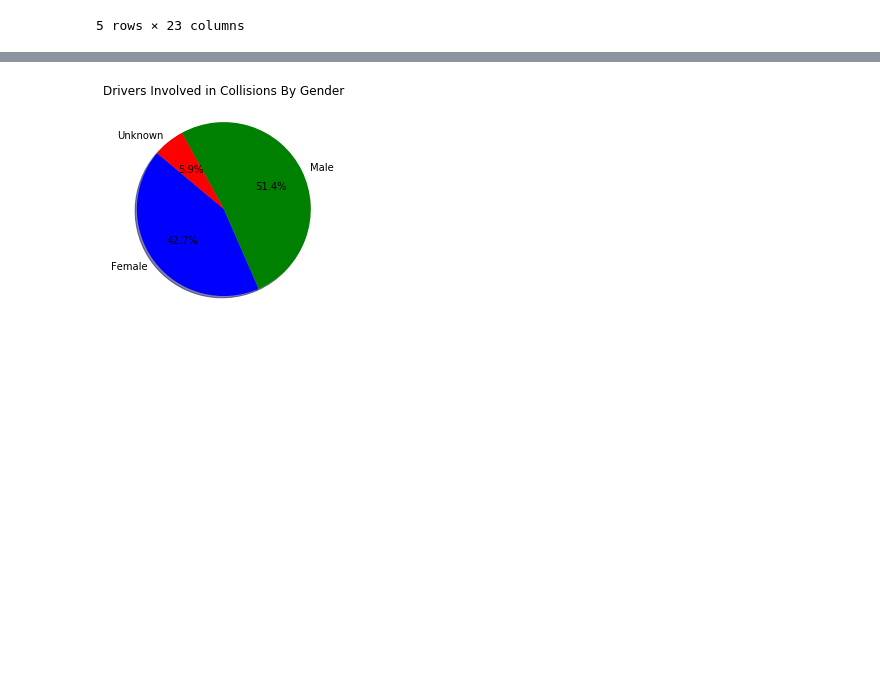
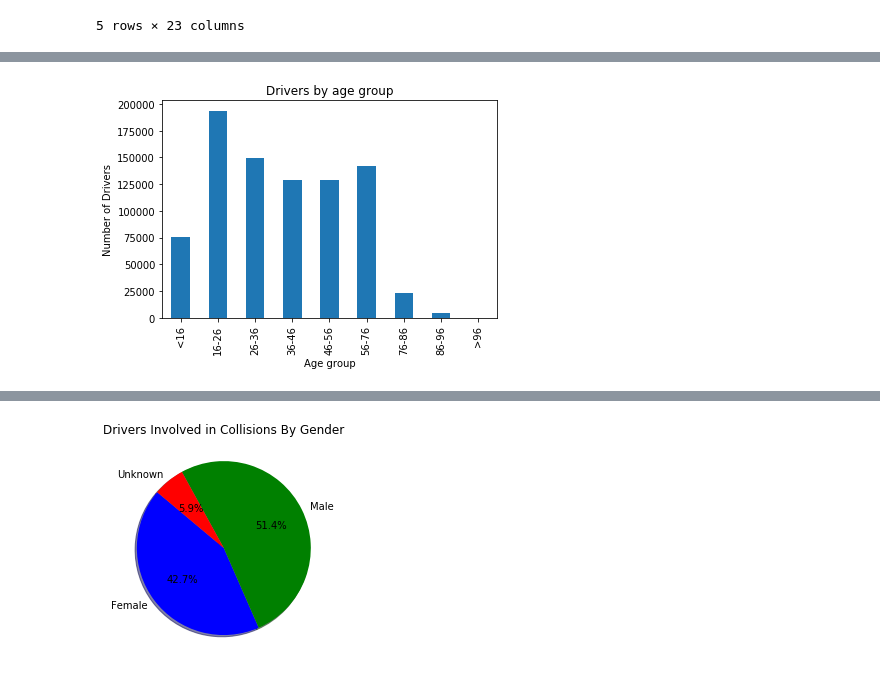
Before and after one commit to frpatel/team5-NCDB, a Jupyter notebook: project1-NCDB.ipynb, the cells around one changed output, grey strips where cells are left out. Saved outputs shown, nothing was run; the diff lists cells and outputs as text; code cells hidden in the pictures; blank space fills up the shorter version.

```diff
--- a/project1-NCDB.ipynb
+++ b/project1-NCDB.ipynb
@@ -171,3 +178,16 @@ df_without_uu_driver.head()
 | 41 | 2015 | 1 | 1 | 18 | 2 | 1 | 03 | 01 | 6 | 4 | ... | ... |
 | 42 | 2015 | 1 | 1 | 08 | 2 | 1 | 04 | 01 | 1 | 5 | ... | ... |
 5 rows × 23 columns
+# %%
+# df_without_uu_user = df_without_uu.loc[df_without_uu['P_USER']=="1",:]
+# df_without_uu_user['P_AGE'].value_counts()
+# df_driver_without_uu=df_ncdb[(df_ncdb['P_AGE']!='UU')|(df_ncdb['P_AGE']!='NN')]
+df_driver_age = df_ncdb[(df_ncdb['P_AGE']!='UU') & (df_ncdb['P_AGE']!='NN')]
+#df_driver_age.plot(kind = 'bar')
+# %%
+df_driver_age['P_AGE'] = df_driver_age['P_AGE'].astype(str).astype(int)
+#df_driver_age.dtypes
+age_bins = [0,16,26,36,46,56,76,86,96,99]
+age_names = ["<16","16-26","26-36","36-46","46-56","56-76","76-86","86-96",">96"]
+df_driver_age['P_AGE_bins'] = pd.cut(df_driver_age['P_AGE'],age_bins,labels=age_names)
+df_driver_age
@@ -173,0 +223,14 @@ df_without_uu_driver.head()
+# %%
+df_driver_age.groupby(['P_AGE_bins']).count()['C_CASE'].plot(kind = 'bar')
+
+x_axis= np.arange(len(age_names))
+tick_locations= [value for value in x_axis]
+
+
+plt.xticks(tick_locations, age_names)
+plt.title("Drivers by age group")
+plt.xlabel("Age group")
+plt.ylabel("Number of Drivers")
+plt.savefig('Drivers By age group.png')
+# %% [output]
+[figure, added]
```
Also changed, not shown: parts of 14 cells of this notebook, 1 other file.
